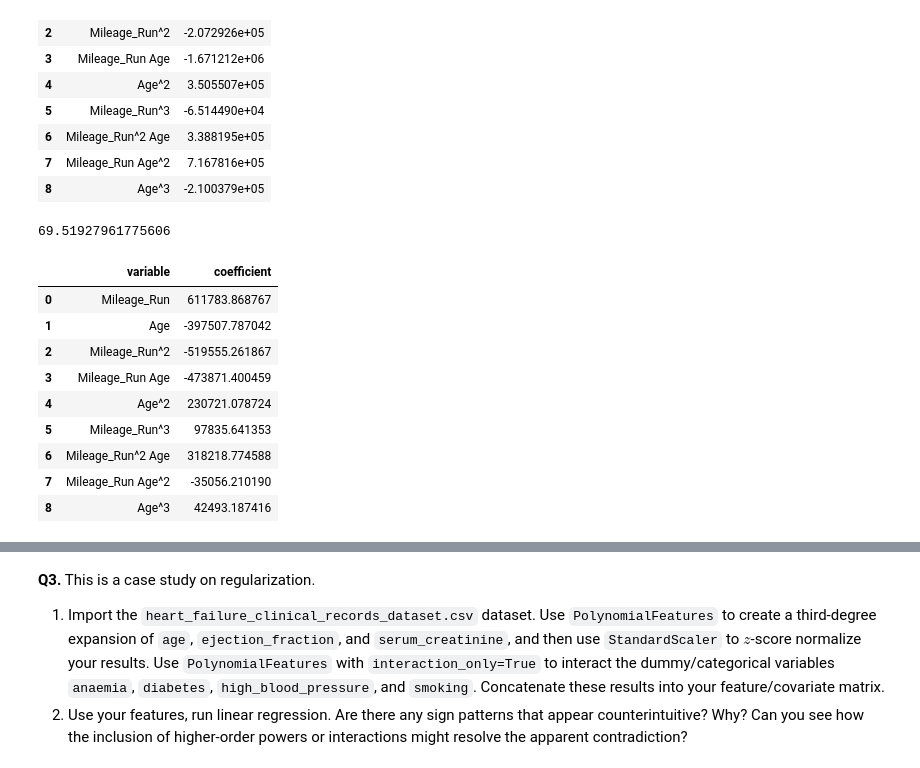
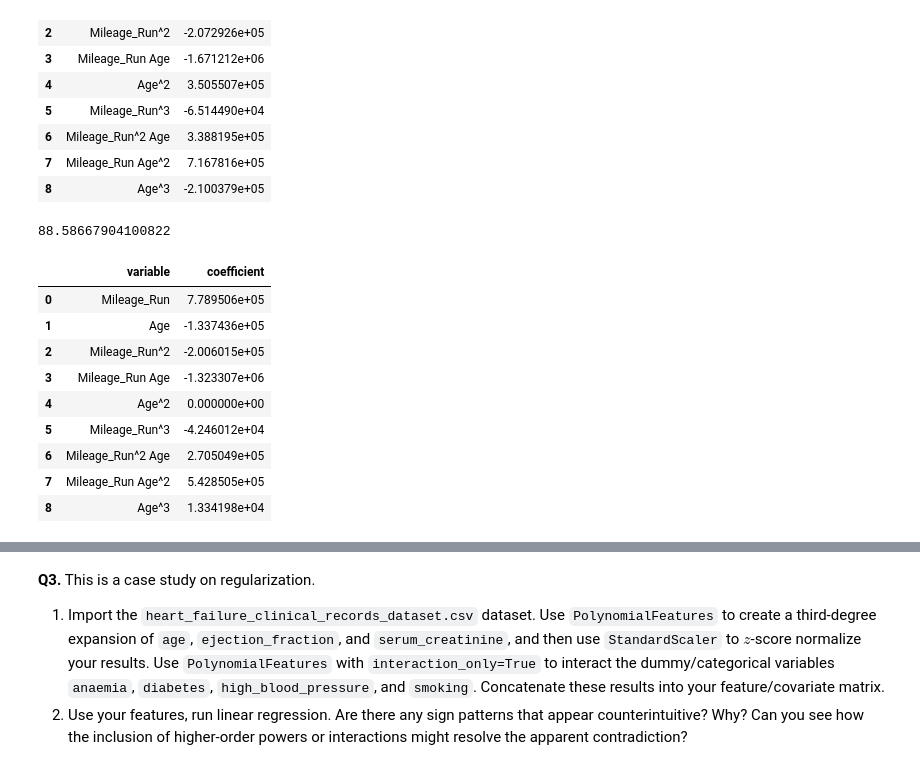
Before and after one commit to arya-rajesh-99/undergrad_ml_assignments, a Jupyter notebook: 04_assignment_regularization.ipynb, the cells around one changed output, grey strips where cells are left out. Saved outputs shown, nothing was run; the diff lists cells and outputs as text; code cells hidden in the pictures.

```diff
--- a/04_assignment_regularization.ipynb
+++ b/04_assignment_regularization.ipynb
@@ -103,28 +111,29 @@ pd.DataFrame({
 # %%
 # 2.3
 alpha_grid = np.logspace(1, 3, 20)
-lasso_model = LassoCV(cv=20, alphas=alpha_grid)
+lasso_model = LassoCV(cv=20, alphas=alpha_grid, max_iter=10000)
 lasso_model = lasso_model.fit(X_scaled, y)
 
-alpha = lasso_model.alpha_
-print(alpha)
+#establish alpha star
+alpha_star = lasso_model.alpha_
+print(alpha_star)
 
 pd.DataFrame({
     "variable": poly_names,
     "coefficient": lasso_model.coef_
 })
 # %% [output]
-69.51927961775606
+88.58667904100822
 |  | variable | coefficient |
-| 0 | Mileage_Run | 611783.868767 |
-| 1 | Age | -397507.787042 |
-| 2 | Mileage_Run^2 | -519555.261867 |
-| 3 | Mileage_Run Age | -473871.400459 |
-| 4 | Age^2 | 230721.078724 |
-| 5 | Mileage_Run^3 | 97835.641353 |
-| 6 | Mileage_Run^2 Age | 318218.774588 |
-| 7 | Mileage_Run Age^2 | -35056.210190 |
-| 8 | Age^3 | 42493.187416 |
+| 0 | Mileage_Run | 7.789506e+05 |
+| 1 | Age | -1.337436e+05 |
+| 2 | Mileage_Run^2 | -2.006015e+05 |
+| 3 | Mileage_Run Age | -1.323307e+06 |
+| 4 | Age^2 | 0.000000e+00 |
+| 5 | Mileage_Run^3 | -4.246012e+04 |
+| 6 | Mileage_Run^2 Age | 2.705049e+05 |
+| 7 | Mileage_Run Age^2 | 5.428505e+05 |
+| 8 | Age^3 | 1.334198e+04 |
 # %%
 #2.4
 mse_mean = lasso_model.mse_path_.mean(axis=1)
```
Also changed, not shown: parts of 7 cells of this notebook.
